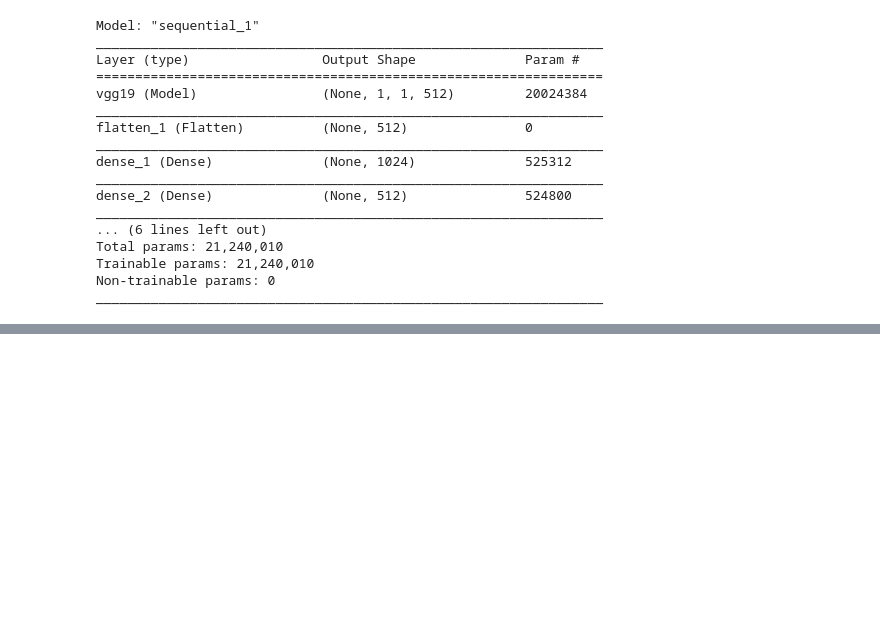
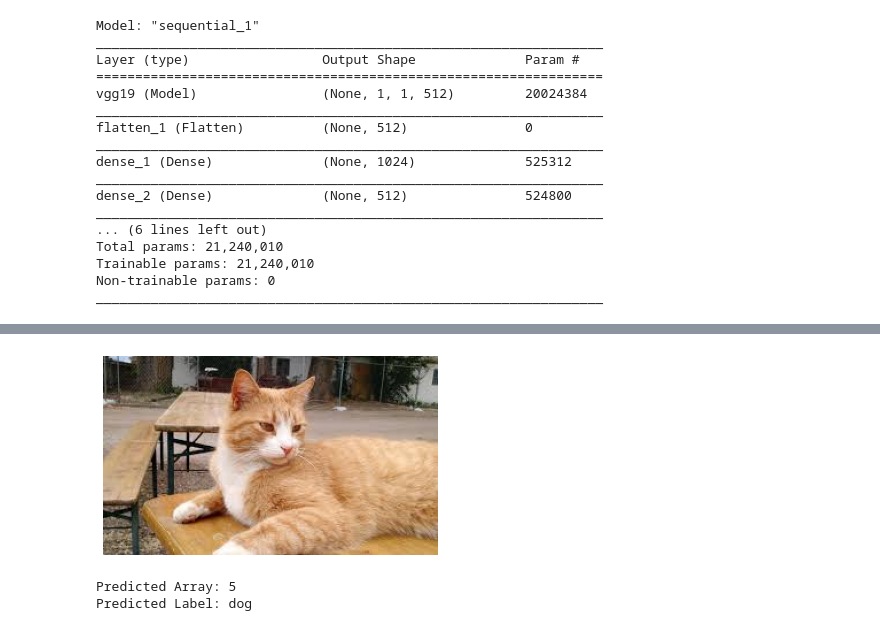
Before and after one commit to parjhanya/Image_Classification, a Jupyter notebook: CIFAR_10_KERAS_Transfer_Learning_My_Image.ipynb, the cells around one changed output, grey strips where cells are left out. Cells and saved outputs as stored; diff of their text form; code cells hidden in the pictures; blank space fills up the shorter version.

```diff
--- a/CIFAR_10_KERAS_Transfer_Learning_My_Image.ipynb
+++ b/CIFAR_10_KERAS_Transfer_Learning_My_Image.ipynb
@@ -205,0 +210,29 @@ NameError: name 'model_1' is not defined
+# %%
+import cv2
+from matplotlib import pyplot as plt
+image_bgr = cv2.imread('/content/drive/My Drive/Image Classification/Cat.jfif')
+image_rgb = cv2.cvtColor(image_bgr, cv2.COLOR_BGR2RGB)
+plt.imshow(image_rgb), plt.axis("off")
+plt.show()
+# %% [output]
+[figure, added]
+# %%
+from tensorflow.keras.preprocessing import image
+from tensorflow.keras.preprocessing.image import load_img
+from tensorflow.keras.preprocessing.image import img_to_array
+from PIL import Image
+import numpy as np
+img_path = '/content/drive/My Drive/Image Classification/Cat.jfif'
+label = ['airplane','automobile','bird','cat','deer','dog','frog','horse','snip','truck']
+img = image.load_img('/content/drive/My Drive/Image Classification/Cat.jfif')
+newsize = (32, 32)
+img = img.resize(newsize)
+x = image.img_to_array(img)
+x = np.expand_dims(x, axis=0)
+pred = model_1.predict(x)
+pred = np.argmax(pred)
+print('Predicted Array:', pred)
+print('Predicted Label:', label[pred])
+# %% [output]
+Predicted Array: 5
+Predicted Label: dog
```
Also changed, not shown: parts of 9 cells of this notebook.
